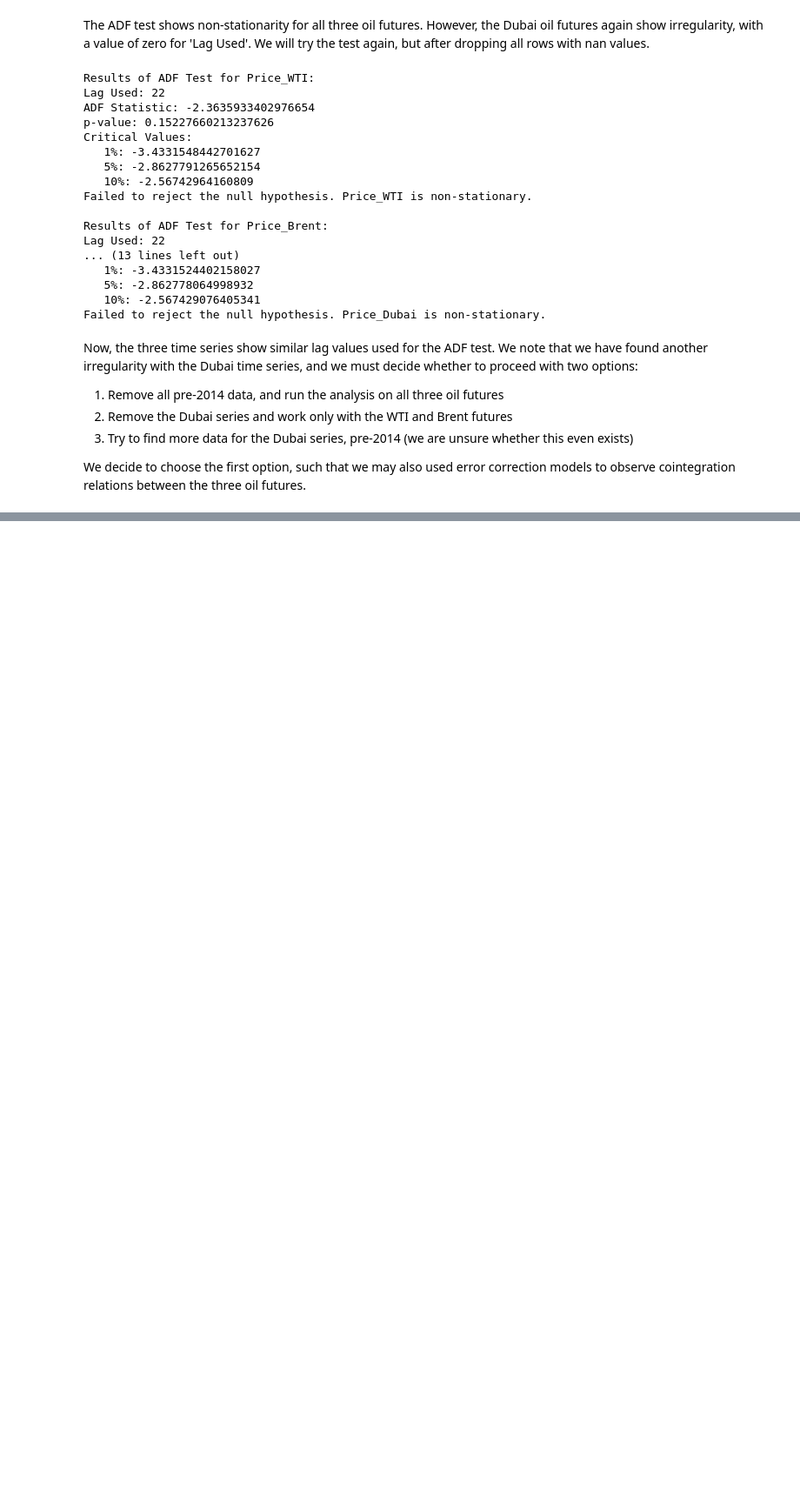
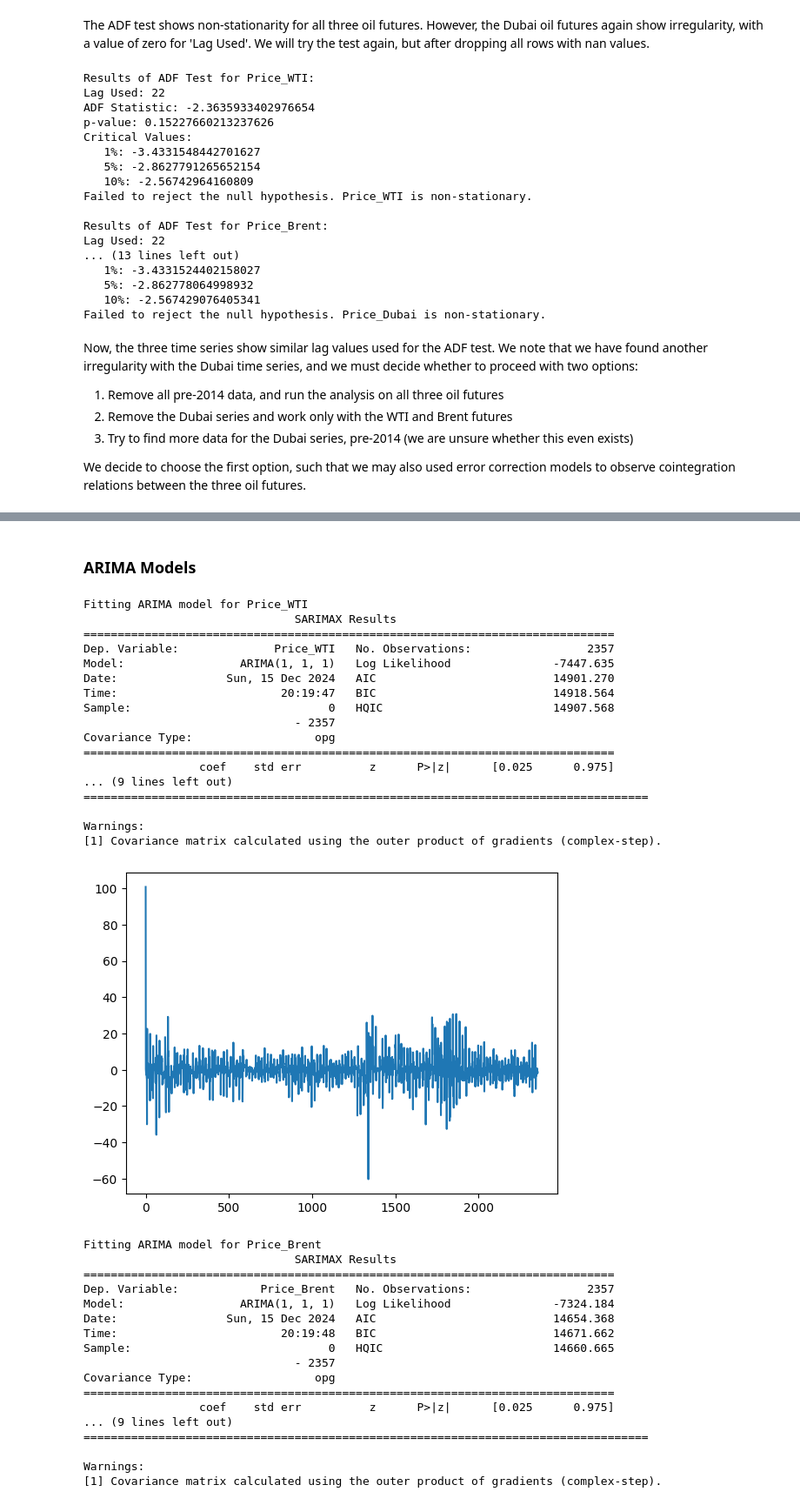
Before and after one commit to fabianbermana/oil_futures_analysis, a Jupyter notebook: scripts/time_series_analysis_1.ipynb, the cells around one changed output, grey strips where cells are left out. Shown: that part at 87% size. Saved outputs shown, nothing was run; the diff lists cells and outputs as text; code cells hidden in the pictures; blank space fills up the shorter version.

```diff
--- a/scripts/time_series_analysis_1.ipynb
+++ b/scripts/time_series_analysis_1.ipynb
@@ -236,3 +236,12 @@ Now, the three time series show similar lag values used for the ADF test. We not
 3. Try to find more data for the Dubai series, pre-2014 (we are unsure whether this even exists)
 
 We decide to choose the first option, such that we may also used error correction models to observe cointegration relations between the three oil futures.
+# %%
+MODELING_DATA = (
+    COMBINED_DATA
+    .loc[:,['Price_WTI', 'Price_Brent', 'Price_Dubai']]
+    .dropna()
+    .reset_index(drop=True)
+)
+
+display(MODELING_DATA)
@@ -238,0 +262,58 @@ We decide to choose the first option, such that we may also used error correctio
+# %% [markdown]
+### ARIMA Models
+# %%
+from statsmodels.tsa.arima.model import ARIMA
+
+
+# Function to check stationarity and fit ARIMA
+def fit_arima(series, order=(1, 1, 1)):
+
+    # Fit ARIMA model
+    model = ARIMA(series, order=order)
+    model_fit = model.fit()
+    print(model_fit.summary())
+    model_fit.resid.plot()
+    plt.show()
+    return model_fit
+
+# Fitting ARIMA models to each column
+models = {}
+for column in MODELING_DATA.columns:
+    print(f"\nFitting ARIMA model for {column}")
+    models[column] = fit_arima(MODELING_DATA[column])
+# %% [output]
+Fitting ARIMA model for Price_WTI
+                               SARIMAX Results
+==============================================================================
+Dep. Variable:              Price_WTI   No. Observations:                 2357
+Model:                 ARIMA(1, 1, 1)   Log Likelihood               -7447.635
+Date:                Sun, 15 Dec 2024   AIC                          14901.270
+Time:                        20:19:47   BIC                          14918.564
+Sample:                             0   HQIC                         14907.568
+                               - 2357
+Covariance Type:                  opg
+==============================================================================
+                 coef    std err          z      P>|z|      [0.025      0.975]
+... (9 lines left out)
+===================================================================================
+
+Warnings:
+[1] Covariance matrix calculated using the outer product of gradients (complex-step).
+[figure, added]
+Fitting ARIMA model for Price_Brent
+                               SARIMAX Results
+==============================================================================
+Dep. Variable:            Price_Brent   No. Observations:                 2357
+Model:                 ARIMA(1, 1, 1)   Log Likelihood               -7324.184
+Date:                Sun, 15 Dec 2024   AIC                          14654.368
+Time:                        20:19:48   BIC                          14671.662
+Sample:                             0   HQIC                         14660.665
+                               - 2357
+Covariance Type:                  opg
+==============================================================================
+                 coef    std err          z      P>|z|      [0.025      0.975]
+... (9 lines left out)
+===================================================================================
+
+Warnings:
+[1] Covariance matrix calculated using the outer product of gradients (complex-step).
```
Also changed, not shown: parts of 5 cells of this notebook, 1 other file.
